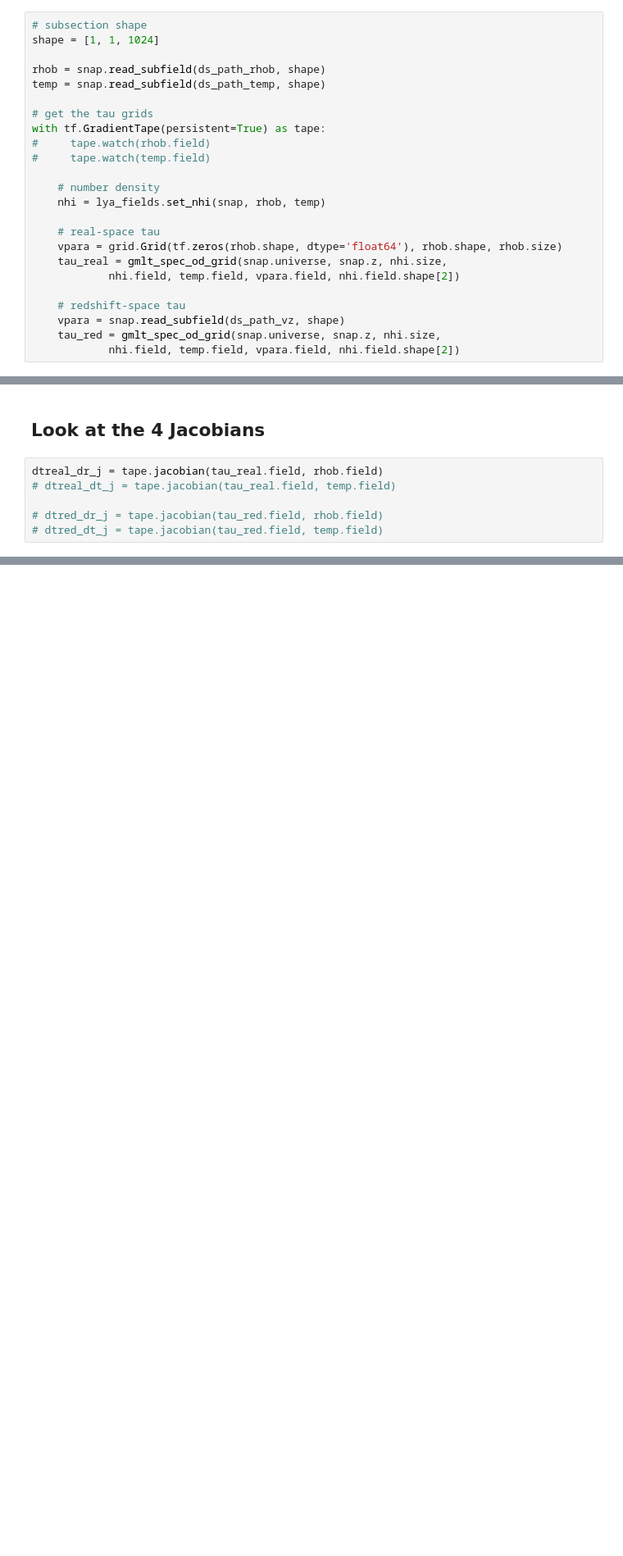
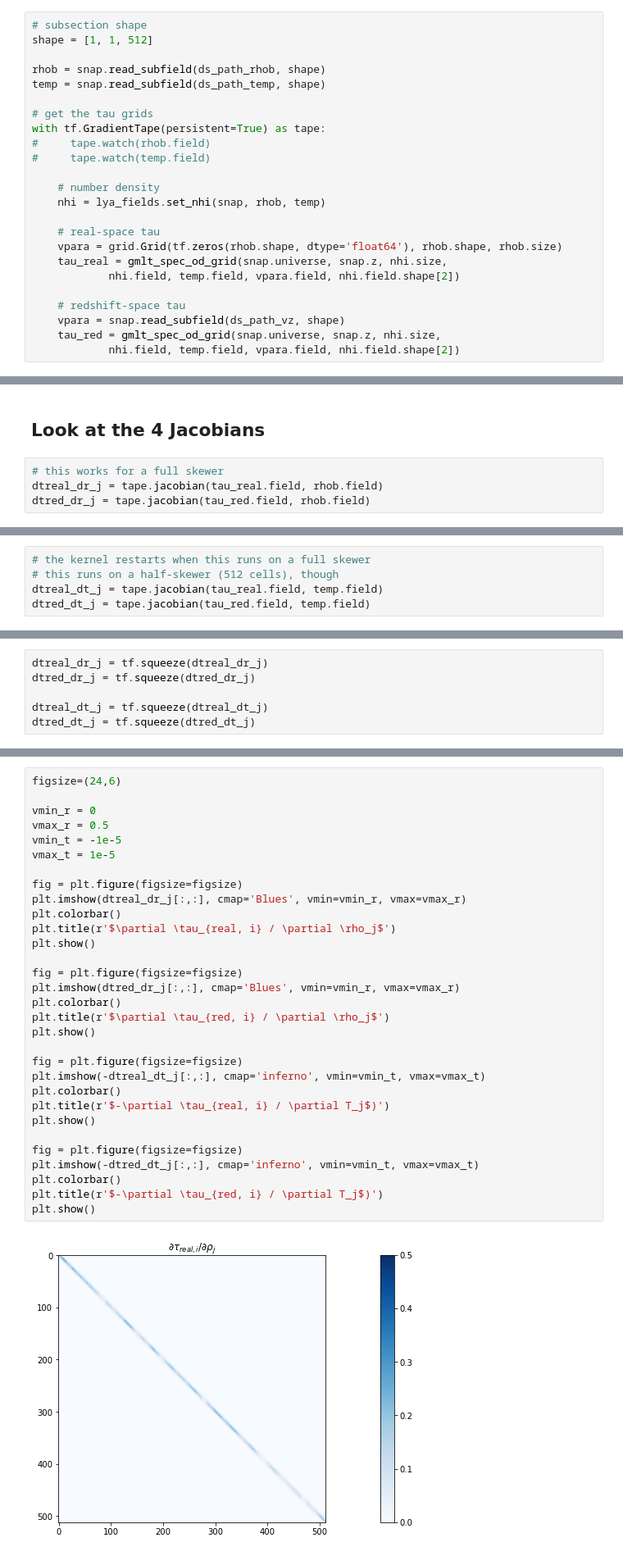
Before and after one commit to Jupiter1994/lya-tf, a Jupyter notebook: lya_fields/test_grads.ipynb, the cells around one changed output, grey strips where cells are left out. Shown at 82% size. Saved outputs shown, nothing was run; the diff lists cells and outputs as text; blank space fills up the shorter version.

```diff
--- a/lya_fields/test_grads.ipynb
+++ b/lya_fields/test_grads.ipynb
@@ -120,7 +121,7 @@ plt.show()
 ## Compute $\tau_\text{real}$ and $\tau_\text{red}$ (one skewer)
 # %%
 # subsection shape
-shape = [1, 1, 1024]
+shape = [1, 1, 512]
 
 rhob = snap.read_subfield(ds_path_rhob, shape)
 temp = snap.read_subfield(ds_path_temp, shape)
@@ -151,8 +157,6 @@ To get $\frac{\partial \tau_i}{\partial x_j}$ for every pair $i,j$, we need the
 # %% [markdown]
 ## Look at the 4 Jacobians
 # %%
+# this works for a full skewer
 dtreal_dr_j = tape.jacobian(tau_real.field, rhob.field)
-# dtreal_dt_j = tape.jacobian(tau_real.field, temp.field)
-
-# dtred_dr_j = tape.jacobian(tau_red.field, rhob.field)
-# dtred_dt_j = tape.jacobian(tau_red.field, temp.field)
+dtred_dr_j = tape.jacobian(tau_red.field, rhob.field)
@@ -177,0 +168,5 @@ print(dtreal_dr)
+# %%
+# the kernel restarts when this runs on a full skewer
+# this runs on a half-skewer (512 cells), though
+dtreal_dt_j = tape.jacobian(tau_real.field, temp.field)
+dtred_dt_j = tape.jacobian(tau_red.field, temp.field)
@@ -177,0 +182,6 @@ print(dtreal_dr)
+# %%
+dtreal_dr_j = tf.squeeze(dtreal_dr_j)
+dtred_dr_j = tf.squeeze(dtred_dr_j)
+
+dtreal_dt_j = tf.squeeze(dtreal_dt_j)
+dtred_dt_j = tf.squeeze(dtred_dt_j)
@@ -177,0 +195,33 @@ print(dtreal_dr)
+# %%
+figsize=(24,6)
+
+vmin_r = 0
+vmax_r = 0.5
+vmin_t = -1e-5
+vmax_t = 1e-5
+
+fig = plt.figure(figsize=figsize)
+plt.imshow(dtreal_dr_j[:,:], cmap='Blues', vmin=vmin_r, vmax=vmax_r)
+plt.colorbar()
+plt.title(r'$\partial \tau_{real, i} / \partial \rho_j$')
+plt.show()
+
+fig = plt.figure(figsize=figsize)
+plt.imshow(dtred_dr_j[:,:], cmap='Blues', vmin=vmin_r, vmax=vmax_r)
+plt.colorbar()
+plt.title(r'$\partial \tau_{red, i} / \partial \rho_j$')
+plt.show()
+
+fig = plt.figure(figsize=figsize)
+plt.imshow(-dtreal_dt_j[:,:], cmap='inferno', vmin=vmin_t, vmax=vmax_t)
+plt.colorbar()
+plt.title(r'$-\partial \tau_{real, i} / \partial T_j$)')
+plt.show()
+
+fig = plt.figure(figsize=figsize)
+plt.imshow(-dtred_dt_j[:,:], cmap='inferno', vmin=vmin_t, vmax=vmax_t)
+plt.colorbar()
+plt.title(r'$-\partial \tau_{red, i} / \partial T_j$)')
+plt.show()
+# %% [output]
+[figure, added]
```
Also changed, not shown: parts of 25 cells of this notebook, 3 other files.
